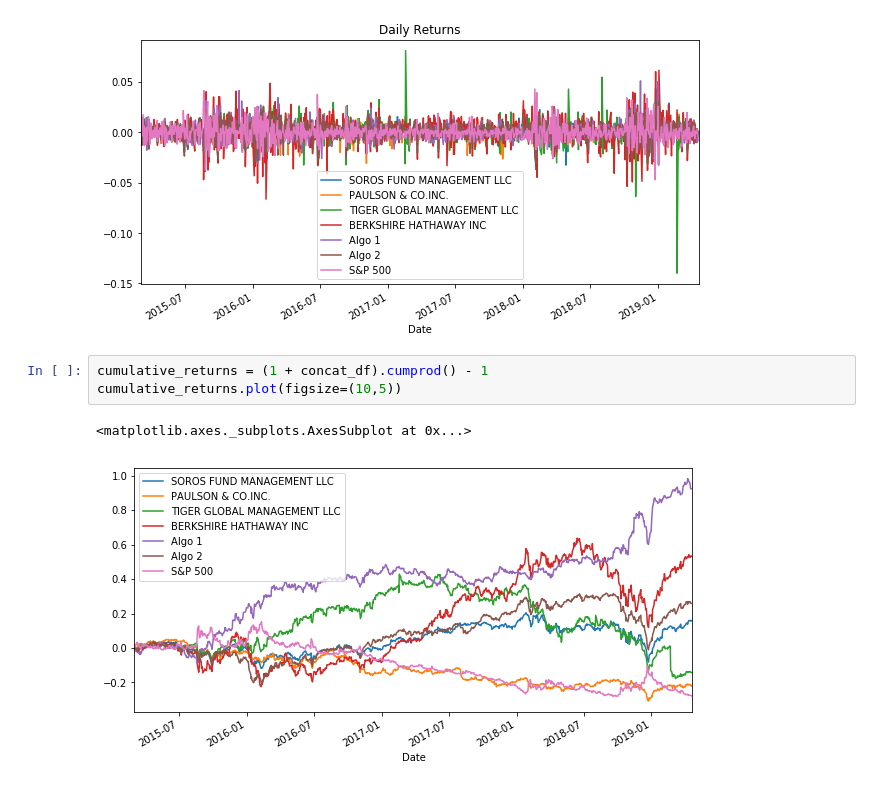
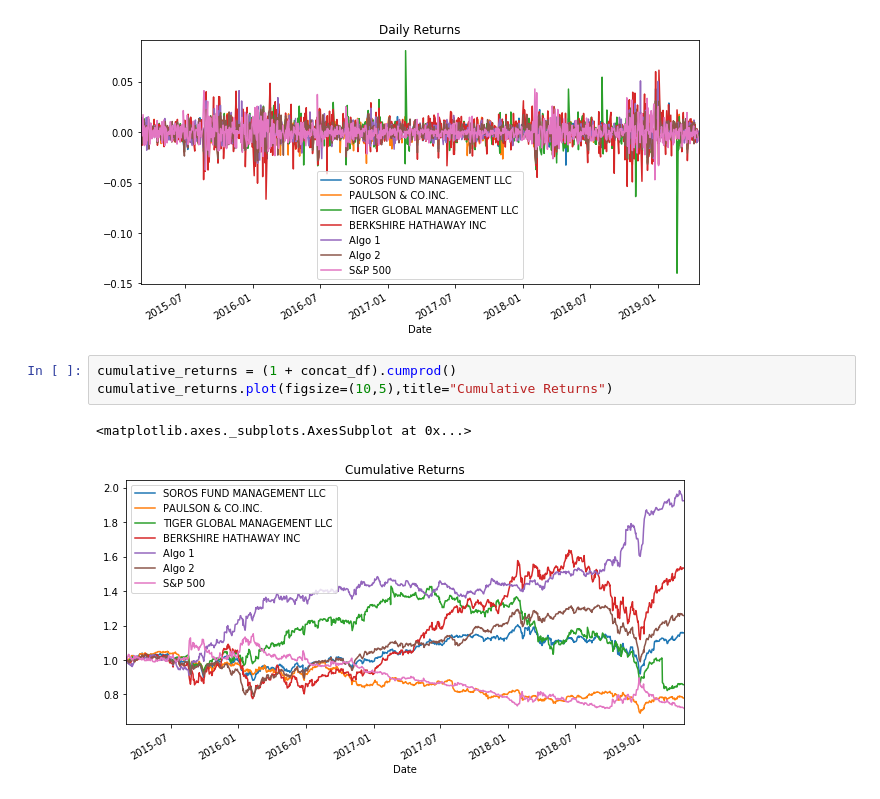
Before and after one commit to agalakt/pandas-homework, a Jupyter notebook: whaling_analysis_pandas.ipynb, the cells around one changed output. Saved outputs shown, nothing was run; the diff lists cells and outputs as text.

```diff
--- a/whaling_analysis_pandas.ipynb
+++ b/whaling_analysis_pandas.ipynb
@@ -146,8 +146,8 @@ concat_df.plot(figsize=(10,5),title="Daily Returns")
 <matplotlib.axes._subplots.AxesSubplot at 0x...>
 [figure]
 # %%
-cumulative_returns = (1 + concat_df).cumprod() - 1
-cumulative_returns.plot(figsize=(10,5))
+cumulative_returns = (1 + concat_df).cumprod()
+cumulative_returns.plot(figsize=(10,5),title="Cumulative Returns")
 # %% [output]
 <matplotlib.axes._subplots.AxesSubplot at 0x...>
-[figure, old version]
+[figure, new version]
```
Also changed, not shown: parts of 8 cells of this notebook.
